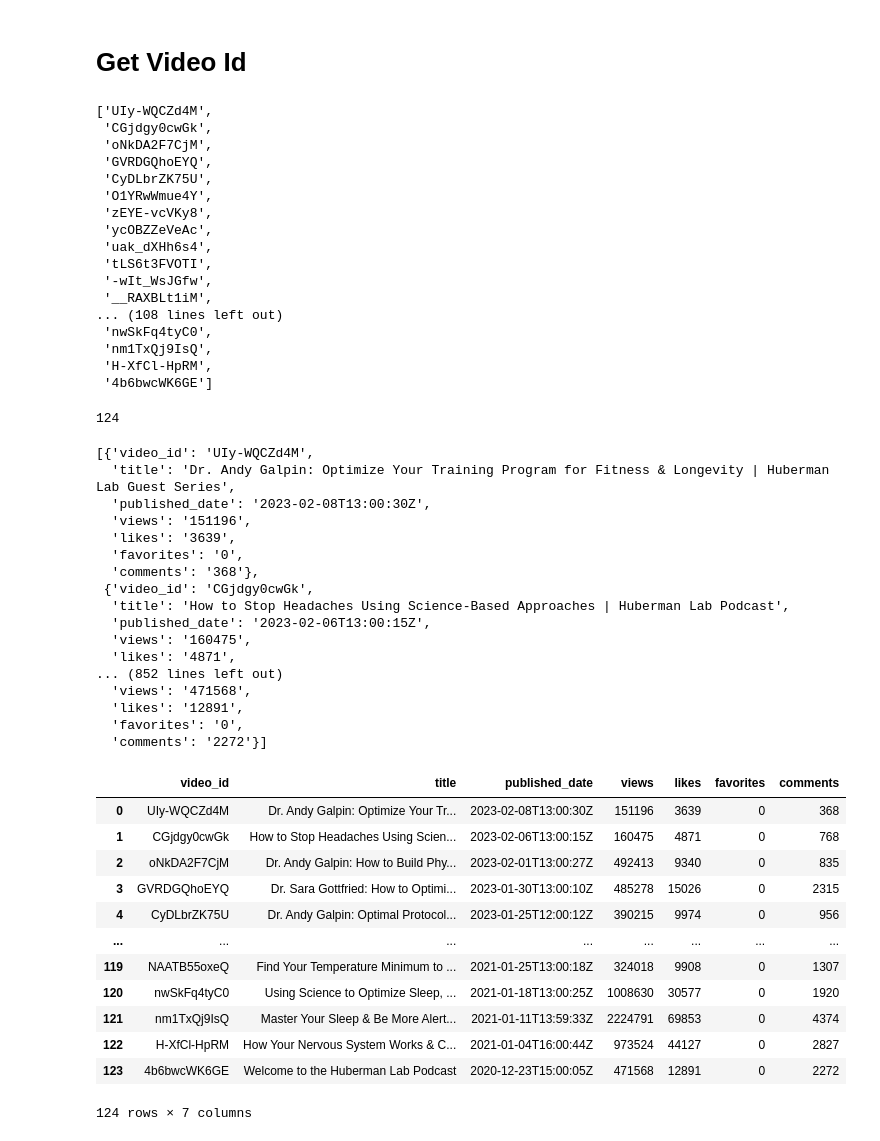
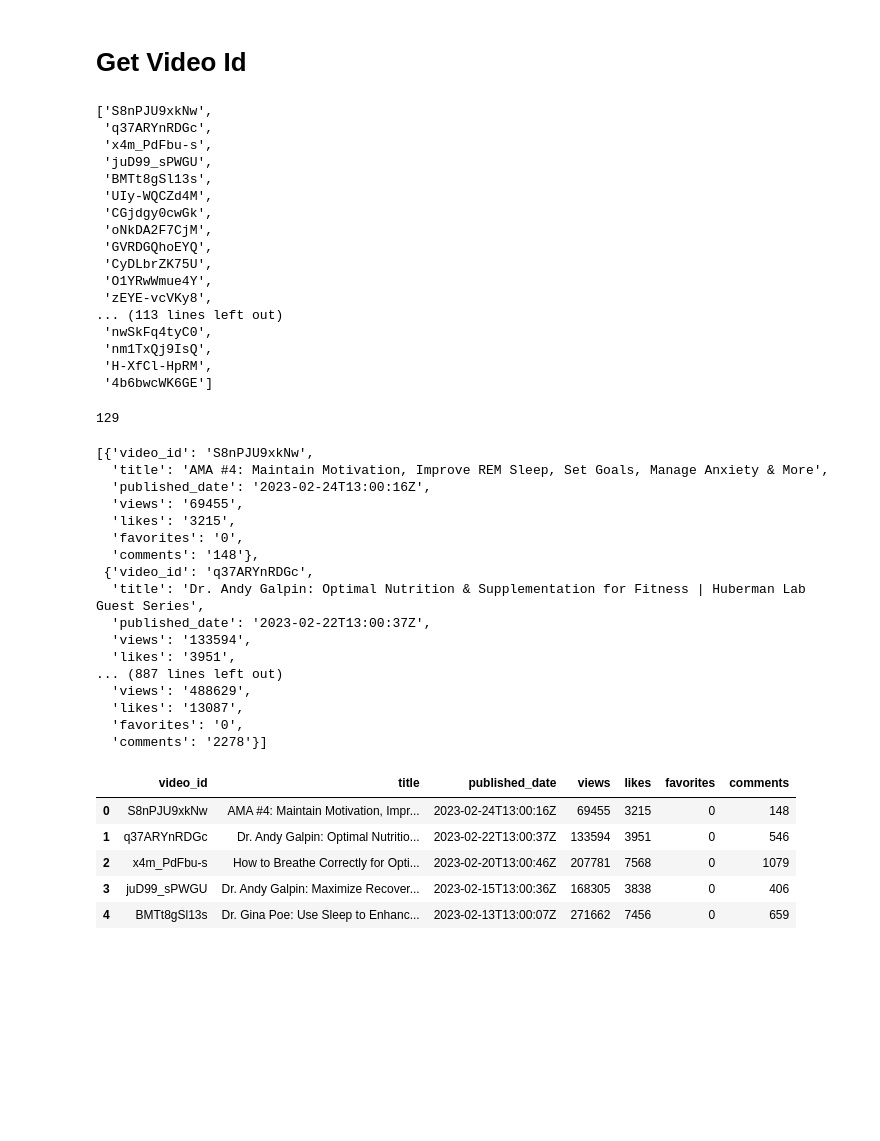
Before and after one commit to nurulismailiah/youtube-api-python, a Jupyter notebook: Youtube-API.ipynb, the cells around one changed output. Cells and saved outputs as stored; diff of their text form; code cells hidden in the pictures; blank space fills up the shorter version.

```diff
--- a/Youtube-API.ipynb
+++ b/Youtube-API.ipynb
@@ -5,7 +6,7 @@ import seaborn as sns
 # %%
 api_service_name = "youtube"
 api_version = "v3"
-API_KEY = "[YOUR_API_KEY]"
+API_KEY = "AIzaSyDtfwgfZMpQvIVukyAJiZ_1e1bnNqYJcRc"
 
 youtube = build(api_service_name, api_version, developerKey=API_KEY)
 channel_ids =  ["UCkCGANrihzExmu9QiqZpPlQ",
@@ -116,19 +117,19 @@ def get_video_ids(youtube, playlist_id):
 # %%
 get_video_ids(youtube, playlist_id)
 # %% [output]
-['UIy-WQCZd4M',
+['S8nPJU9xkNw',
+ 'q37ARYnRDGc',
+ 'x4m_PdFbu-s',
+ 'juD99_sPWGU',
+ 'BMTt8gSl13s',
+ 'UIy-WQCZd4M',
  'CGjdgy0cwGk',
  'oNkDA2F7CjM',
  'GVRDGQhoEYQ',
  'CyDLbrZK75U',
  'O1YRwWmue4Y',
  'zEYE-vcVKy8',
- 'ycOBZZeVeAc',
- 'uak_dXHh6s4',
- 'tLS6t3FVOTI',
- '-wIt_WsJGfw',
- '__RAXBLt1iM',
-... (108 lines left out)
+... (113 lines left out)
  'nwSkFq4tyC0',
  'nm1TxQj9IsQ',
  'H-XfCl-HpRM',
@@ -138,7 +139,7 @@ video_ids = get_video_ids(youtube, playlist_id)
 # %%
 len(video_ids)
 # %% [output]
-124
+129
 # %%
 def get_video_details(youtube, video_ids):
 
@@ -167,43 +168,36 @@ def get_video_details(youtube, video_ids):
 # %%
 get_video_details(youtube, video_ids)
 # %% [output]
-[{'video_id': 'UIy-WQCZd4M',
-  'title': 'Dr. Andy Galpin: Optimize Your Training Program for Fitness & Longevity | Huberman Lab Guest Series',
-  'published_date': '2023-02-08T13:00:30Z',
-  'views': '151196',
-  'likes': '3639',
+[{'video_id': 'S8nPJU9xkNw',
+  'title': 'AMA #4: Maintain Motivation, Improve REM Sleep, Set Goals, Manage Anxiety & More',
+  'published_date': '2023-02-24T13:00:16Z',
+  'views': '69455',
+  'likes': '3215',
   'favorites': '0',
-  'comments': '368'},
- {'video_id': 'CGjdgy0cwGk',
-  'title': 'How to Stop Headaches Using Science-Based Approaches | Huberman Lab Podcast',
-  'published_date': '2023-02-06T13:00:15Z',
-  'views': '160475',
-  'likes': '4871',
-... (852 lines left out)
-  'views': '471568',
-  'likes': '12891',
+  'comments': '148'},
+ {'video_id': 'q37ARYnRDGc',
+  'title': 'Dr. Andy Galpin: Optimal Nutrition & Supplementation for Fitness | Huberman Lab Guest Series',
+  'published_date': '2023-02-22T13:00:37Z',
+  'views': '133594',
+  'likes': '3951',
+... (887 lines left out)
+  'views': '488629',
+  'likes': '13087',
   'favorites': '0',
-  'comments': '2272'}]
+  'comments': '2278'}]
 # %%
 video_details = get_video_details(youtube, video_ids)
 # %%
 video_data = pd.DataFrame(video_details)
 # %%
-video_data
+video_data.head()
 # %% [output]
 |  | video_id | title | published_date | views | likes | favorites | comments |
-| 0 | UIy-WQCZd4M | Dr. Andy Galpin: Optimize Your Tr... | 2023-02-08T13:00:30Z | 151196 | 3639 | 0 | 368 |
-| 1 | CGjdgy0cwGk | How to Stop Headaches Using Scien... | 2023-02-06T13:00:15Z | 160475 | 4871 | 0 | 768 |
-| 2 | oNkDA2F7CjM | Dr. Andy Galpin: How to Build Phy... | 2023-02-01T13:00:27Z | 492413 | 9340 | 0 | 835 |
-| 3 | GVRDGQhoEYQ | Dr. Sara Gottfried: How to Optimi... | 2023-01-30T13:00:10Z | 485278 | 15026 | 0 | 2315 |
-| 4 | CyDLbrZK75U | Dr. Andy Galpin: Optimal Protocol... | 2023-01-25T12:00:12Z | 390215 | 9974 | 0 | 956 |
-| ... | ... | ... | ... | ... | ... | ... | ... |
-| 119 | NAATB55oxeQ | Find Your Temperature Minimum to ... | 2021-01-25T13:00:18Z | 324018 | 9908 | 0 | 1307 |
-| 120 | nwSkFq4tyC0 | Using Science to Optimize Sleep, ... | 2021-01-18T13:00:25Z | 1008630 | 30577 | 0 | 1920 |
-| 121 | nm1TxQj9IsQ | Master Your Sleep & Be More Alert... | 2021-01-11T13:59:33Z | 2224791 | 69853 | 0 | 4374 |
-| 122 | H-XfCl-HpRM | How Your Nervous System Works & C... | 2021-01-04T16:00:44Z | 973524 | 44127 | 0 | 2827 |
-| 123 | 4b6bwcWK6GE | Welcome to the Huberman Lab Podcast | 2020-12-23T15:00:05Z | 471568 | 12891 | 0 | 2272 |
+| 0 | S8nPJU9xkNw | AMA #4: Maintain Motivation, Impr... | 2023-02-24T13:00:16Z | 69455 | 3215 | 0 | 148 |
+| 1 | q37ARYnRDGc | Dr. Andy Galpin: Optimal Nutritio... | 2023-02-22T13:00:37Z | 133594 | 3951 | 0 | 546 |
+| 2 | x4m_PdFbu-s | How to Breathe Correctly for Opti... | 2023-02-20T13:00:46Z | 207781 | 7568 | 0 | 1079 |
+| 3 | juD99_sPWGU | Dr. Andy Galpin: Maximize Recover... | 2023-02-15T13:00:36Z | 168305 | 3838 | 0 | 406 |
+| 4 | BMTt8gSl13s | Dr. Gina Poe: Use Sleep to Enhanc... | 2023-02-13T13:00:07Z | 271662 | 7456 | 0 | 659 |
-124 rows × 7 columns
 # %%
 #changedatatype
 video_data['published_date'] = pd.to_datetime(video_data['published_date']).dt.date
```
Also changed, not shown: parts of 12 cells of this notebook.
